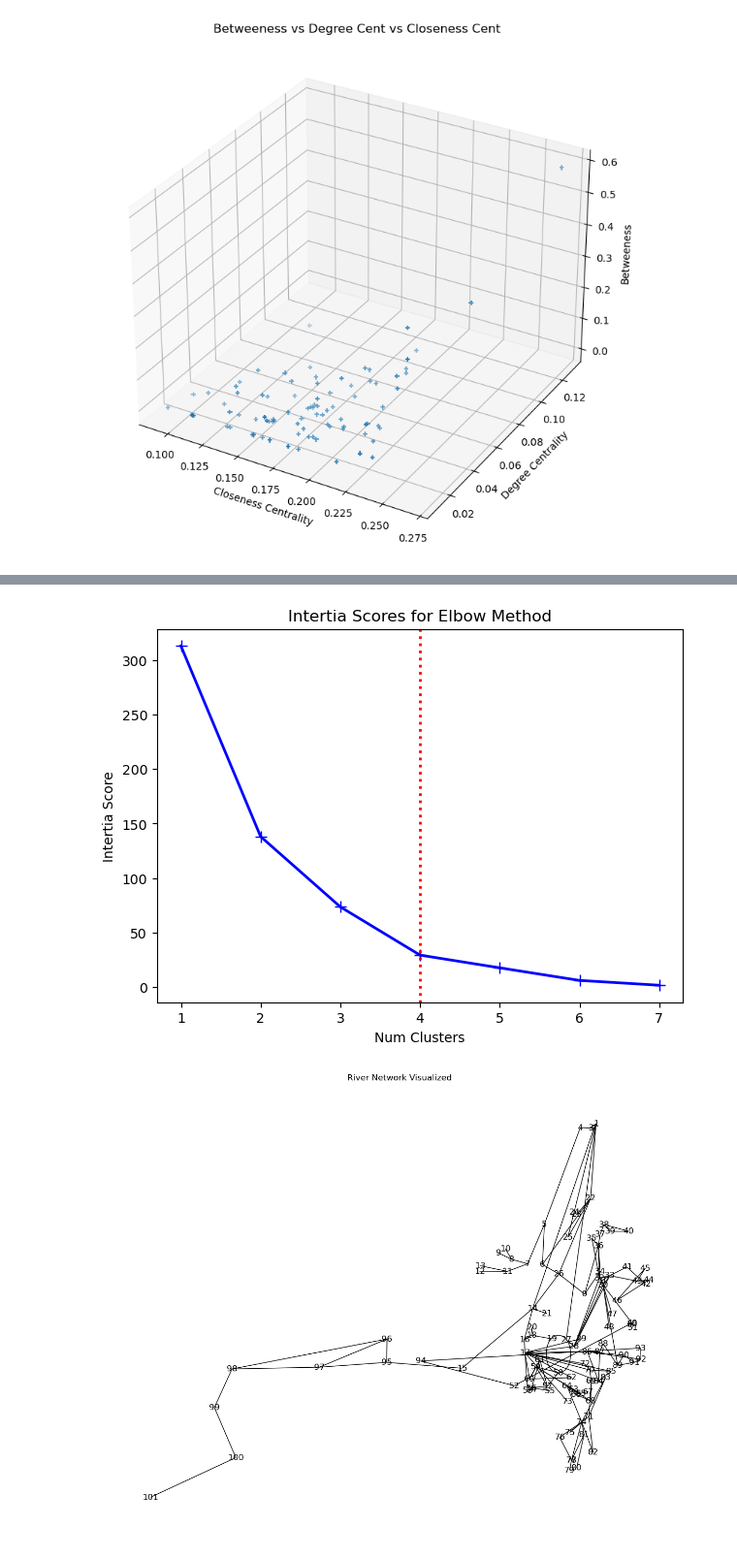
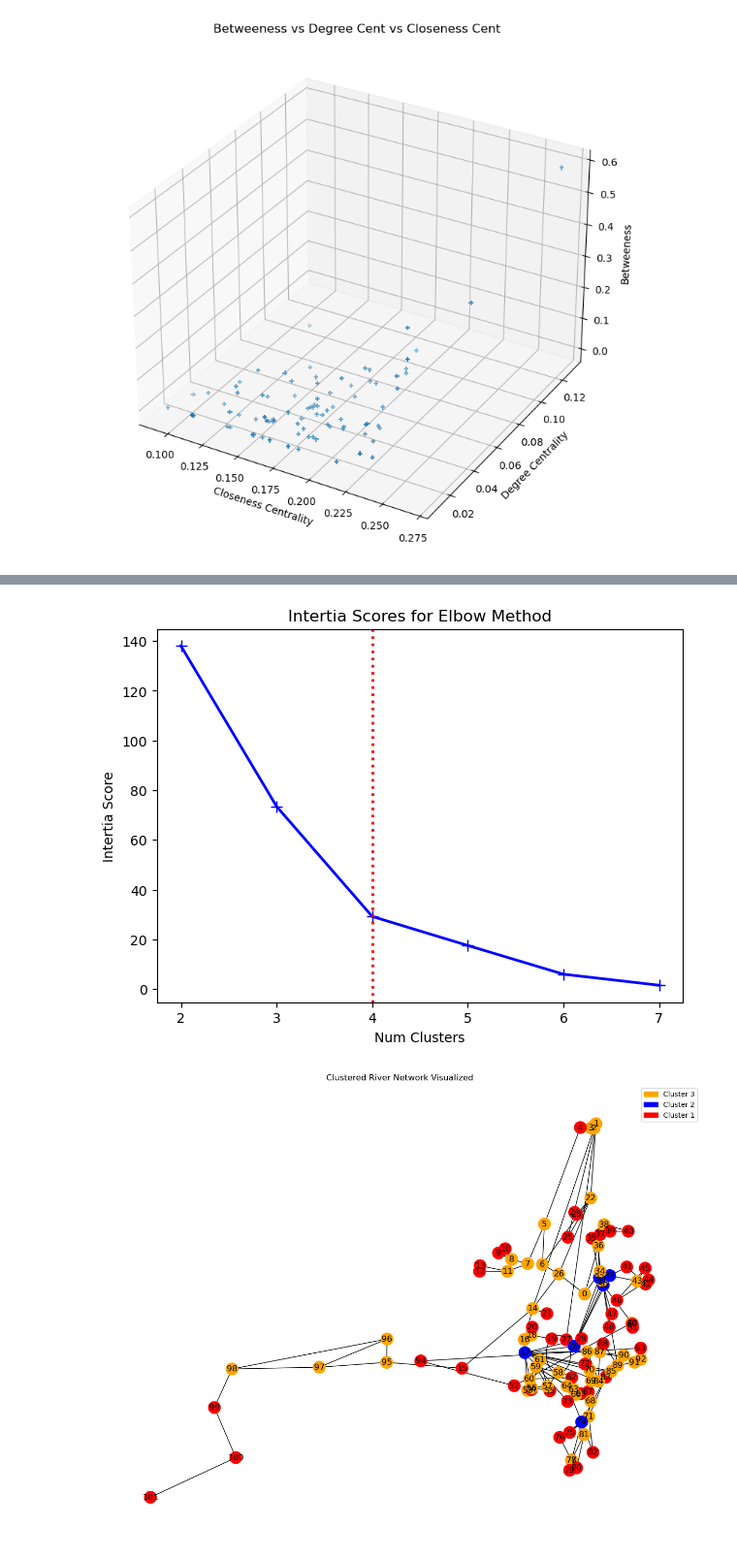
Before and after one commit to tcmarino8/This-Class-a-Treat, a Jupyter notebook: ASSIGNMENT_4.ipynb, the cells around one changed output, grey strips where cells are left out. Shown at 97% size. Cells and saved outputs as stored; diff of their text form; code cells hidden in the pictures.

```diff
--- a/ASSIGNMENT_4.ipynb
+++ b/ASSIGNMENT_4.ipynb
@@ -329,17 +395,17 @@ River_df
 # %%
-cluster_sizes = range(1, 8)
+cluster_sizes = range(2, 8)
 River_df_tocluster = River_df[['betweenness', 'closeness_centrality', 'degree_centrality', 'Node Degree']]
 inertias = []
 kmeans_dict = {}
 for size in cluster_sizes:
-    kmeans = Kmeans(n_clusters = size)
+    kmeans = KMeans(n_clusters = size)
     kmeans = kmeans.fit(River_df_tocluster)
     kmeans_dict[size] = kmeans
     inertia = kmeans.inertia_
     inertias.append(inertia)
 # %%
 interita_plt = plt.figure(figsize=(7, 5))
-inertia_plt = plt.plot(range(1,8), inertias, linewidth = 2, color = 'blue', marker = '+', markersize = 8)
+inertia_plt = plt.plot(range(2,8), inertias, linewidth = 2, color = 'blue', marker = '+', markersize = 8)
 inertia_plt = plt.title('Intertia Scores for Elbow Method')
 inertia_plt = plt.xlabel('Num Clusters')
 inertia_plt = plt.ylabel('Intertia Score')
@@ -348,15 +414,23 @@ num_clusters = 4
 interita_plt = plt.axvline(x = num_clusters, linewidth = 2, color = 'red', linestyle = ':')
 plt.show()
 # %% [output]
-[figure, old version]
+[figure, new version]
 # %%
-River_df['Cluster Groupings'] = kmeans_dict.get(4).labels_
+River_df['Cluster Groupings'] = (kmeans_dict.get(3).labels_ + 1)
+River_df_tocluster['Cluster Groupings'] = (kmeans_dict.get(3).labels_ + 1)
+River_df_tocluster
 # %%
 ###Draw the network based on location and cluster
-cluster_colors = {'1' : 'red', '2' : 'blue', '3' : 'orange', '4' : 'green'}
+cluster_colors = {1 : 'red', 2 : 'blue', 3 : 'orange'}
 plt.figure(figsize = (12, 9))
 nx.draw(River_System, positions, node_color = River_df['Cluster Groupings'].map(cluster_colors), with_labels = True)
-plt.title('River Network Visualized')
+plt.title('Clustered River Network Visualized')
+red_patch = mpatches.Patch(color='orange', label='Cluster 3')
+blue_patch = mpatches.Patch(color='blue', label='Cluster 2')
+orange = mpatches.Patch(color='red', label='Cluster 1')
+
+
+plt.legend(handles = [red_patch, blue_patch, orange])
 plt.show()
 # %% [output]
-[figure, old version]
+[figure, new version]
```
Also changed, not shown: parts of 26 cells of this notebook.
